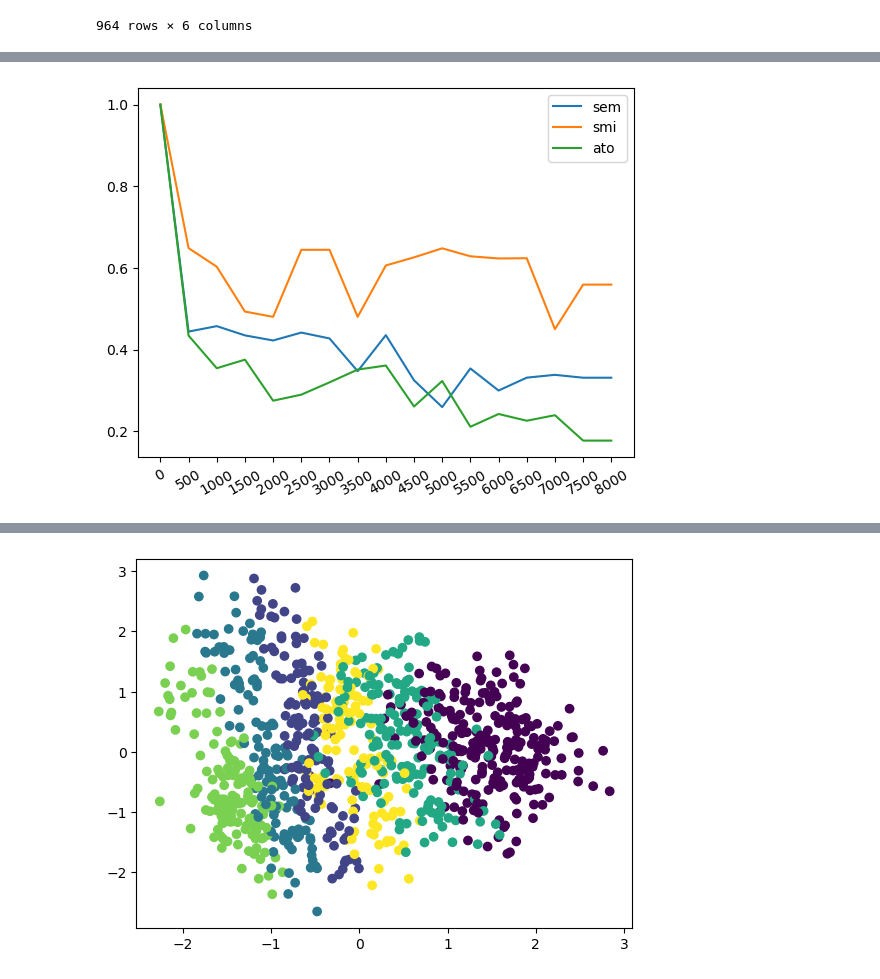
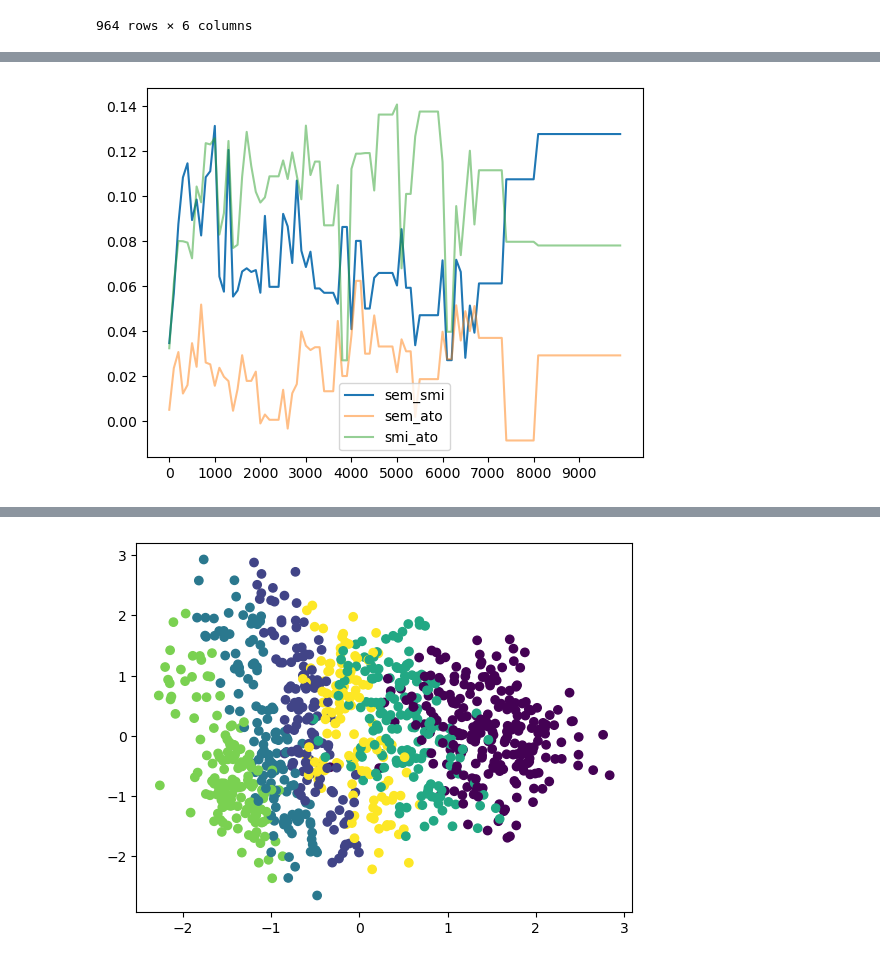
Before and after one commit to LyuZejian/CrystalEmbedding, a Jupyter notebook: Cluster_analysis.ipynb, the cells around one changed output, grey strips where cells are left out. Saved outputs shown, nothing was run; the diff lists cells and outputs as text; code cells hidden in the pictures.

```diff
--- a/Cluster_analysis.ipynb
+++ b/Cluster_analysis.ipynb
@@ -209,4 +281,14 @@ plt.hist(ato_label)
 # %%
+spect_decomp = spect_decomp_r_n
+
+sem_decomp = spect_decomp(df_sem)
+smi_decomp = spect_decomp(df_smi)
+ato_decomp = spect_decomp(df_ato)
+
+sem_label = spect_clustering(df_sem, spect_decomp, number=6)
+smi_label = spect_clustering(df_smi, spect_decomp, number=6)
+ato_label = spect_clustering(df_ato, spect_decomp, number=6)
+
 df_decomp = pd.DataFrame({
     'name': list(df_add.name),
     'word_freq': list(df_add.word_freq),
@@ -218,5 +300,6 @@ df_decomp = pd.DataFrame({
     'atomic_label': ato_label
 })
 df_decomp.index = list(df_decomp.name)
+df_decomp.drop(columns='name', inplace=True)
 df_decomp
 # %% [output]
@@ -236,25 +343,28 @@ df_decomp
 # %%
-word_cnt = []
-sem = []
-smi = []
-ato = []
+# Analysis new clustering label computed on subset
 
-for i in np.arange(0, 8500, 500):
-    name_list = df_decomp[df_decomp.word_freq >= i].name
-    word_cnt.append(len(name_list))
-    sem_label_new = spect_clustering(df_sem.loc[name_list, name_list], number=6)
-    smi_label_new = spect_clustering(df_smi.loc[name_list, name_list], number=6)
-    ato_label_new = spect_clustering(df_ato.loc[name_list, name_list], number=6)
+sem_smi = []
+sem_ato = []
+smi_ato = []
 
-    sem.append(adjusted_rand_score(df_decomp.loc[name_list].semantic_label, sem_label_new))
-    smi.append(adjusted_rand_score(df_decomp.loc[name_list].smile_label, smi_label_new))
-    ato.append(adjusted_rand_score(df_decomp.loc[name_list].atomic_label, ato_label_new))
-plt.plot(np.arange(0, 8500, 500), sem, label="sem")
-plt.plot(np.arange(0, 8500, 500), smi, label="smi")
-plt.plot(np.arange(0, 8500, 500), ato, label="ato")
-plt.xticks(np.arange(0, 8500, 500), rotation=30)
+spect_decomp = spect_decomp_r_n
+
+r_score = adjusted_rand_score
+
+for i in np.arange(0, 10000, 100):
+    chem_list = list(df_add[df_add.word_freq >= i].name)
+    sem_label = spect_clustering(df_sem.loc[chem_list, chem_list], spect_decomp, number=6)
+    smi_label = spect_clustering(df_smi.loc[chem_list, chem_list], spect_decomp, number=6)
+    ato_label = spect_clustering(df_ato.loc[chem_list, chem_list], spect_decomp, number=6)
+
+    sem_smi.append(r_score(sem_label, smi_label))
+    sem_ato.append(r_score(sem_label, ato_label))
+    smi_ato.append(r_score(smi_label, ato_label))
+plt.plot(np.arange(0, 10000, 100), sem_smi, label="sem_smi", alpha=1)
+plt.plot(np.arange(0, 10000, 100), sem_ato, label="sem_ato", alpha=0.5)
+plt.plot(np.arange(0, 10000, 100), smi_ato, label="smi_ato", alpha=0.5)
+plt.xticks(np.arange(0, 10000, 1000))
 plt.legend()
 plt.show()
-#
 # %% [output]
-[figure, old version]
+[figure, new version]
```
Also changed, not shown: parts of 22 cells of this notebook.
